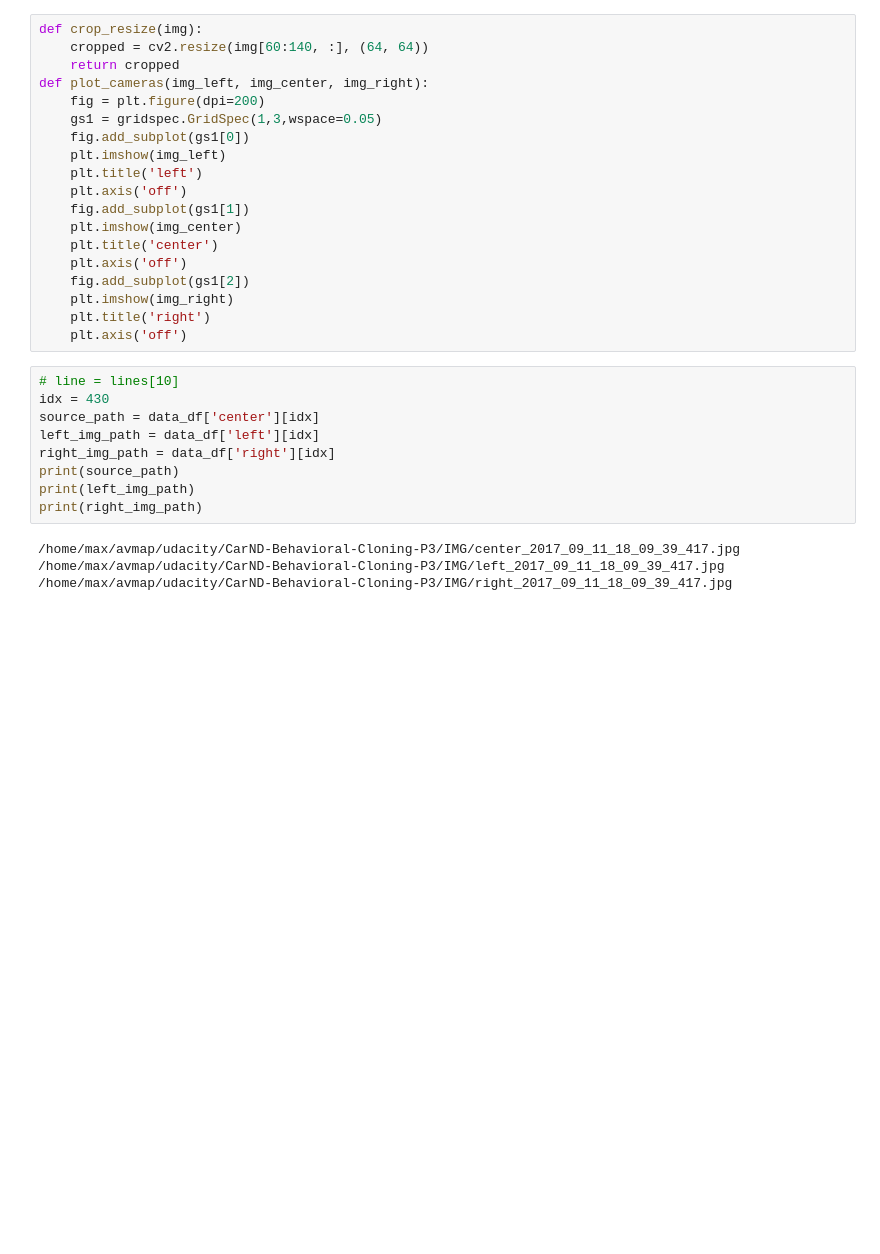
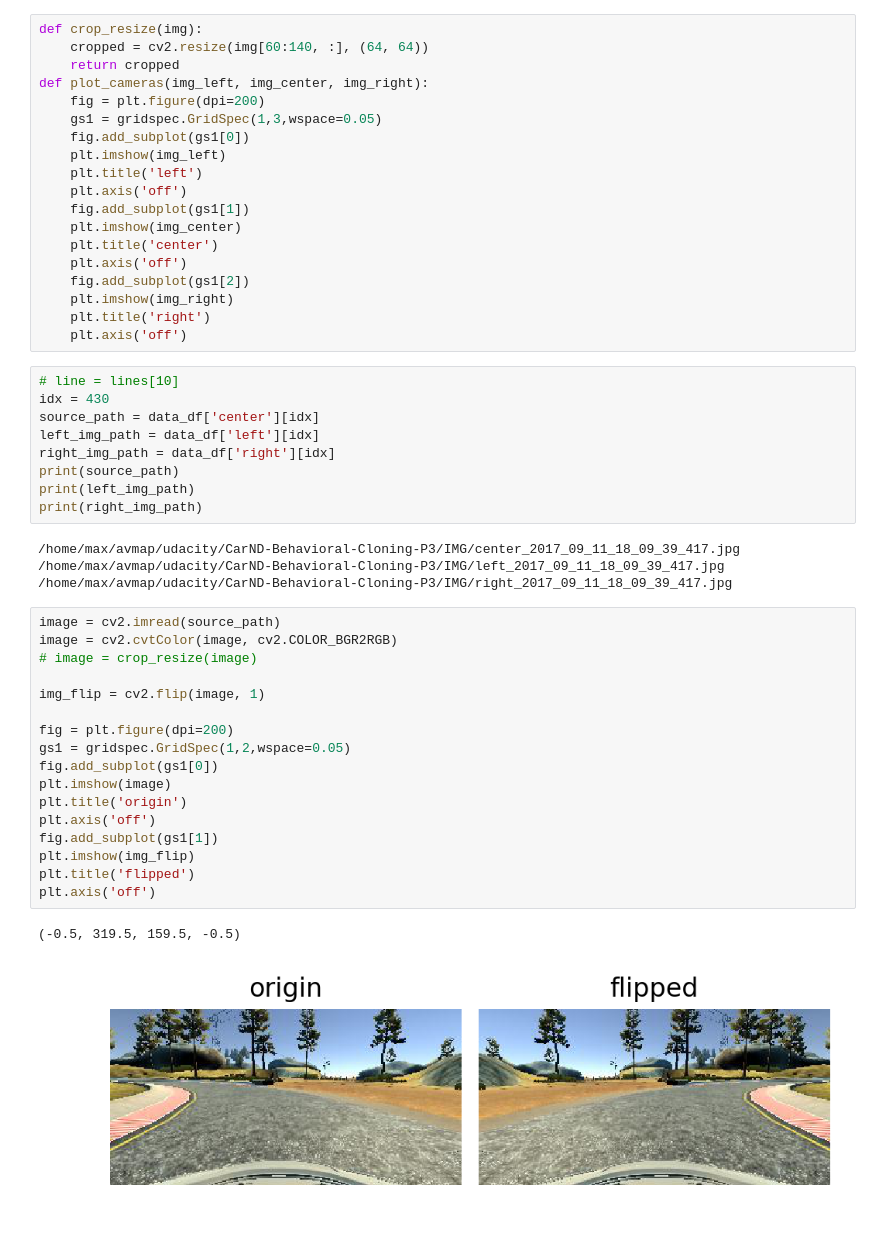
Before and after one commit to redheli/CarND-Behavioral-Cloning-P3, a Jupyter notebook: train.ipynb, the cells around one changed output. Drawn from its saved outputs; the diff is of its cells as text; blank space fills up the shorter version.

```diff
--- a/train.ipynb
+++ b/train.ipynb
@@ -101,4 +106,24 @@ print(right_img_path)
 /home/max/avmap/udacity/CarND-Behavioral-Cloning-P3/IMG/center_2017_09_11_18_09_39_417.jpg
 /home/max/avmap/udacity/CarND-Behavioral-Cloning-P3/IMG/left_2017_09_11_18_09_39_417.jpg
 /home/max/avmap/udacity/CarND-Behavioral-Cloning-P3/IMG/right_2017_09_11_18_09_39_417.jpg
+# %%
+image = cv2.imread(source_path)
+image = cv2.cvtColor(image, cv2.COLOR_BGR2RGB)
+# image = crop_resize(image)
+
+img_flip = cv2.flip(image, 1)
+
+fig = plt.figure(dpi=200)
+gs1 = gridspec.GridSpec(1,2,wspace=0.05)
+fig.add_subplot(gs1[0])
+plt.imshow(image)
+plt.title('origin')
+plt.axis('off')
+fig.add_subplot(gs1[1])
+plt.imshow(img_flip)
+plt.title('flipped')
+plt.axis('off')
+# %% [output]
+(-0.5, 319.5, 159.5, -0.5)
+[figure, added]
 # %%
```
Also changed, not shown: parts of 2 cells of this notebook, 1 other file.
